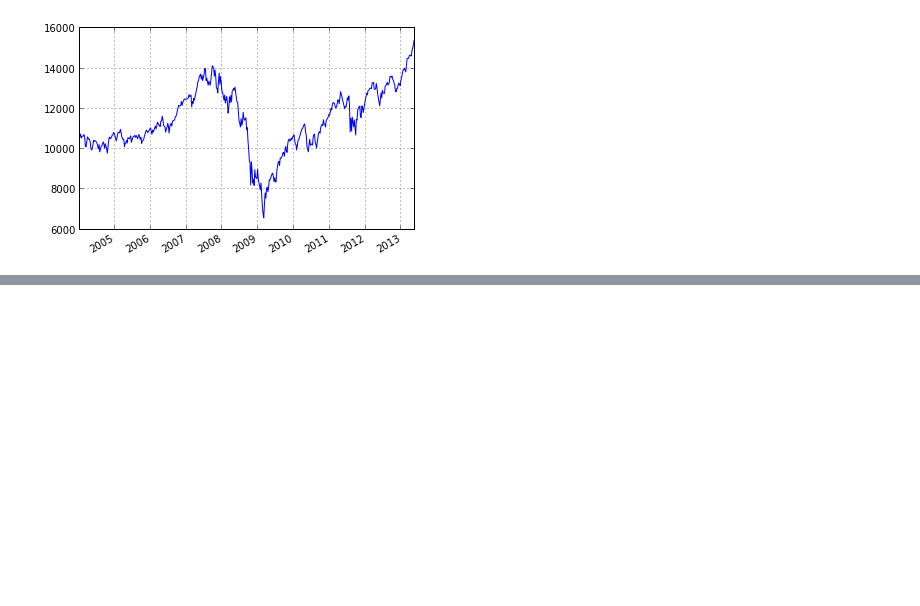
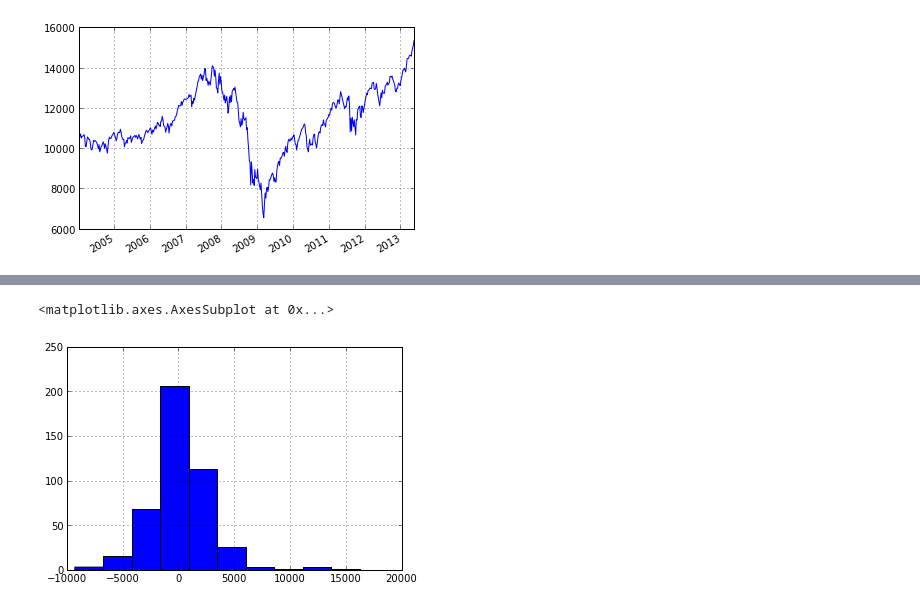
Before and after one commit to twiecki/replicate_google_trends, a Jupyter notebook: goog_repl.ipynb, the cells around one changed output, grey strips where cells are left out. Drawn from its saved outputs; the diff is of its cells as text; code cells hidden in the pictures; blank space fills up the shorter version.

Commit message:
Adding a PNL analysis using initial capital of USD 1,000,000 and fixed trade size is USD terms.

```diff
--- a/goog_repl.ipynb
+++ b/goog_repl.ipynb
@@ -11,2 +33,2 @@ dija.rename(columns={'VALUE': 'dija'}, inplace=True)
 # %%
-data = dija.join(debt.tshift(1, freq='D')).dropna()
+data = dija.join(debt).dropna()
@@ -25,5 +48,5 @@ data.dija.plot()
 <matplotlib.axes.AxesSubplot at 0x...>
 [figure]
 # %%
-data['log_price'] = np.log(data.dija)
 data['rolling_mean'] = pd.rolling_mean(data.debt, 5)
+data.head()
@@ -30,8 +60,12 @@ data['rolling_mean'] = pd.rolling_mean(data.debt, 5)
 # %%
-data['signal_bias'] = data.debt > data.rolling_mean.shift(-1)
+data['signal_bias'] = data.debt > data.rolling_mean.shift(1)
 data['order_bias'] = 1
 data['order_bias'][data.signal_bias == False] = -1
 
-data['signal'] = data.debt.shift(-1) > data.rolling_mean.shift(-2)
+data['signal'] = data.debt.shift(1) > data.rolling_mean.shift(2)
 data['order'] = 1
 data['order'][data.signal == False] = -1
+data['order'].ix[:5] = 0
+
+from IPython.display import HTML
+HTML(data.head(20).to_html())
@@ -45,0 +90,6 @@ data['order'][data.signal == False] = -1
+# %%
+initial_capital = 1000000 # US Dollars
+single_trade_capital = 100000 # US Dollars
+data['shares_traded'] = single_trade_capital / data.dija
+data['pnl'] = - data.dija * data.shares_traded * data.order + data.dija.shift(1) * data.shares_traded * data.order
+HTML(data.head(20).to_html())
@@ -45,0 +114,5 @@ data['order'][data.signal == False] = -1
+# %%
+data.pnl.hist()
+# %% [output]
+<matplotlib.axes.AxesSubplot at 0x...>
+[figure, added]
```
Also changed, not shown: parts of 10 cells of this notebook, 1 other file.
